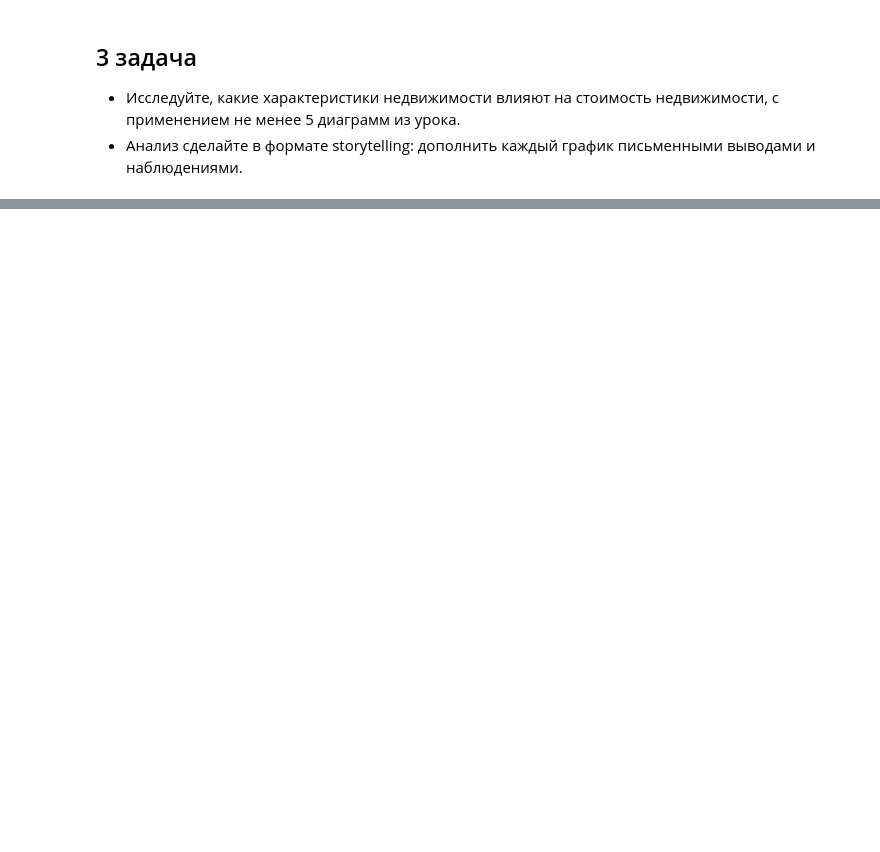
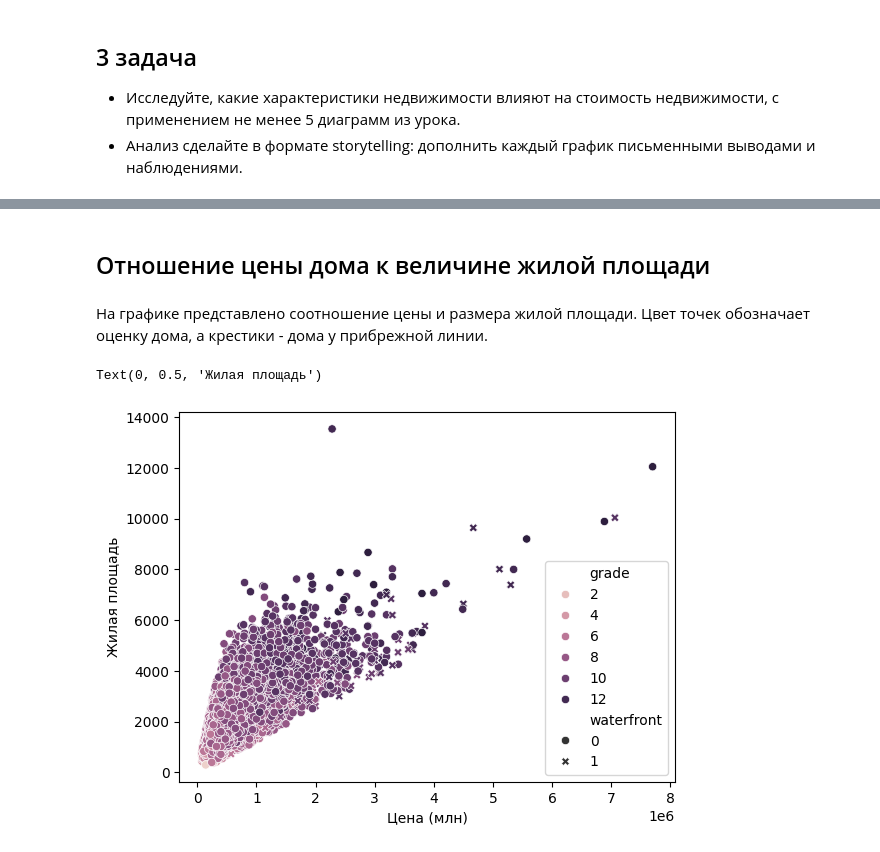
Before and after one commit to okamietovolk/gb-analytics, a Jupyter notebook: kc.ipynb, the cells around one changed output, grey strips where cells are left out. Cells and saved outputs as stored; diff of their text form; code cells hidden in the pictures; blank space fills up the shorter version.

```diff
--- a/kc.ipynb
+++ b/kc.ipynb
@@ -106,0 +148,11 @@ plt.xlabel('Состояние дома');
+# %% [markdown]
+## Отношение цены дома к величине жилой площади
+# %% [markdown]
+На графике представлено соотношение цены и размера жилой площади. Цвет точек обозначает оценку дома, а крестики - дома у прибрежной линии.
+# %%
+sns.scatterplot(df, x='price', y='sqft_living', hue='grade', style='waterfront')
+plt.xlabel("Цена (млн)")
+plt.ylabel("Жилая площадь")
+# %% [output]
+Text(0, 0.5, 'Жилая площадь')
+[figure, added]
```
Also changed, not shown: parts of 32 cells of this notebook.
